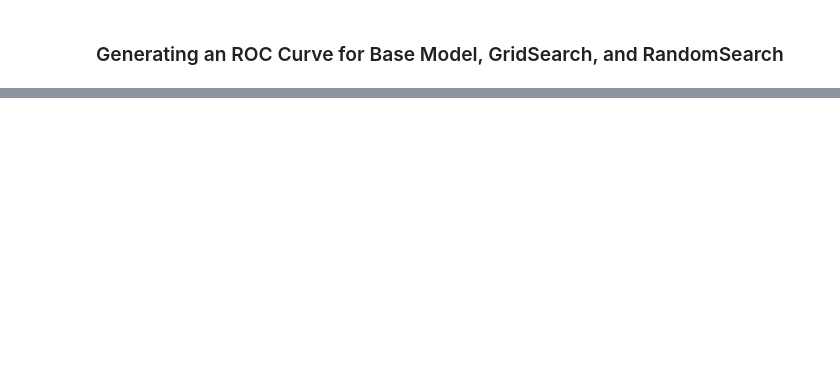
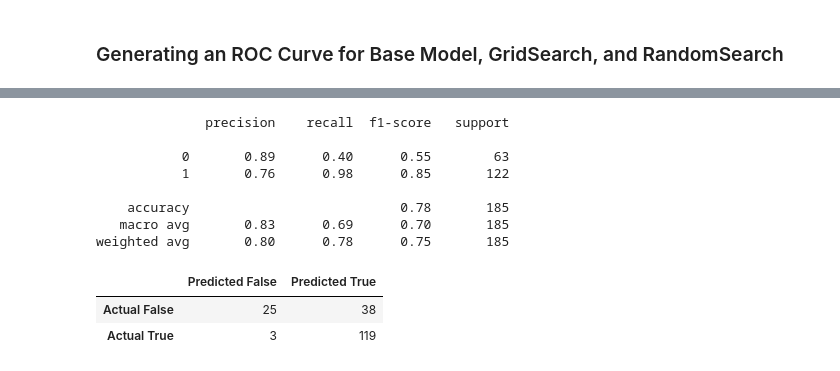
Before and after one commit to rsanchez-dv/ML_Training_Project, a Jupyter notebook: Machine_Learning_Implementation_(Random_Forests).ipynb, the cells around one changed output, grey strips where cells are left out. Drawn from its saved outputs; the diff is of its cells as text; code cells hidden in the pictures; blank space fills up the shorter version.

Commit message:
Added Randomized Search

```diff
--- a/Machine_Learning_Implementation.ipynb
+++ b/Machine_Learning_Implementation_(Random_Forests).ipynb
@@ -132,0 +160,8 @@ feature_plot(coef= forest_1.feature_importances_, columns=feature_names_1, y_tit
+# %%
+# Modify the X_train and y_train in use for different variations of datasets.
+# These temp variables will be used for both Randomized and GridSearch
+X_train_temp = X_train
+y_train_temp = y_train
+
+X_test_temp = X_test
+y_test_temp = y_test
@@ -132,0 +170,24 @@ feature_plot(coef= forest_1.feature_importances_, columns=feature_names_1, y_tit
+# %%
+# Creating a base model
+forest_base = RandomForestClassifier(n_estimators = 20)
+param_distribution = {
+    'max_depth':[2,3],
+    'max_features': randint(1,13),
+    'min_samples_split': randint(2,13),
+    'criterion': ['gini','entropy']
+}
+n_iter_search = 15
+# Creating a random search model
+forest_random_search = RandomizedSearchCV(forest_base, param_distributions = param_distribution, n_iter = n_iter_search, cv = 5)
+# Time the fitting of this model
+start = time()
+forest_random_search.fit(X_train_temp,y_train_temp)
+print(f'RandomizedSearchCV took {round((time() - start), 2)} seconds for {n_iter_search} iterations of searches on given parameter settings.')
+print(f'---------------------------------------------------------------------------')
+print(f'Random Search Best Score: {round(forest_random_search.best_score_,3)}')
+print(f'---------------------------------------------------------------------------')
+print(f'Random Search Best Estimator:\n {forest_random_search.best_estimator_}')
+print(f'---------------------------------------------------------------------------')
+print(f'Random Search Best Params:\n {forest_random_search.best_params_}')
+print(f'---------------------------------------------------------------------------')
+print(f'Random Search Results:\n {forest_random_search.cv_results_.keys()}')
@@ -132,0 +208,20 @@ feature_plot(coef= forest_1.feature_importances_, columns=feature_names_1, y_tit
+# %%
+forest_random_search_pred = forest_random_search.predict(X_test_temp)
+print(classification_report(y_test_temp, forest_random_search_pred))
+
+df_matrix=pd.DataFrame(confusion_matrix(y_test_temp, forest_random_search_pred),
+             columns=["Predicted False", "Predicted True"],
+             index=["Actual False", "Actual True"])
+df_matrix.style.background_gradient(cmap='Blues')
+# %% [output]
+              precision    recall  f1-score   support
+
+           0       0.89      0.40      0.55        63
+           1       0.76      0.98      0.85       122
+
+    accuracy                           0.78       185
+   macro avg       0.83      0.69      0.70       185
+weighted avg       0.80      0.78      0.75       185
+|  | Predicted False | Predicted True |
+| Actual False | 25 | 38 |
+| Actual True | 3 | 119 |
```
Also changed, not shown: parts of 18 cells of this notebook.
